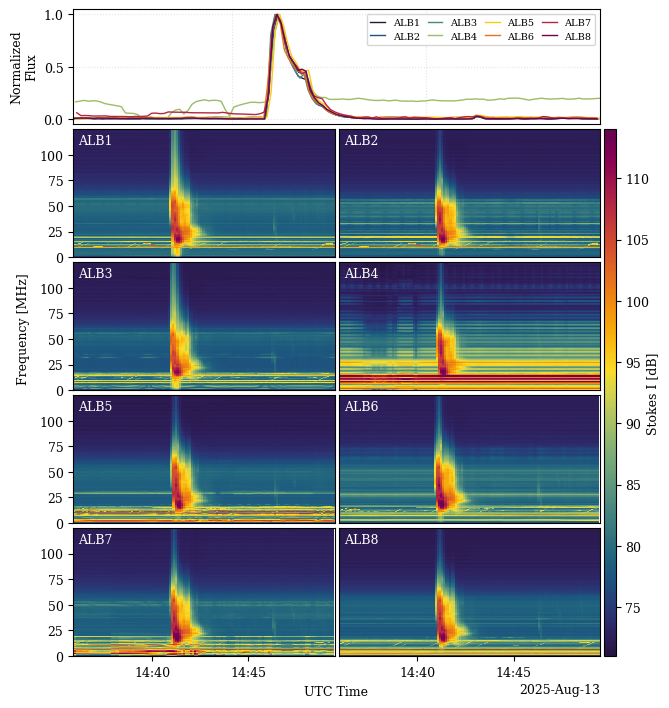
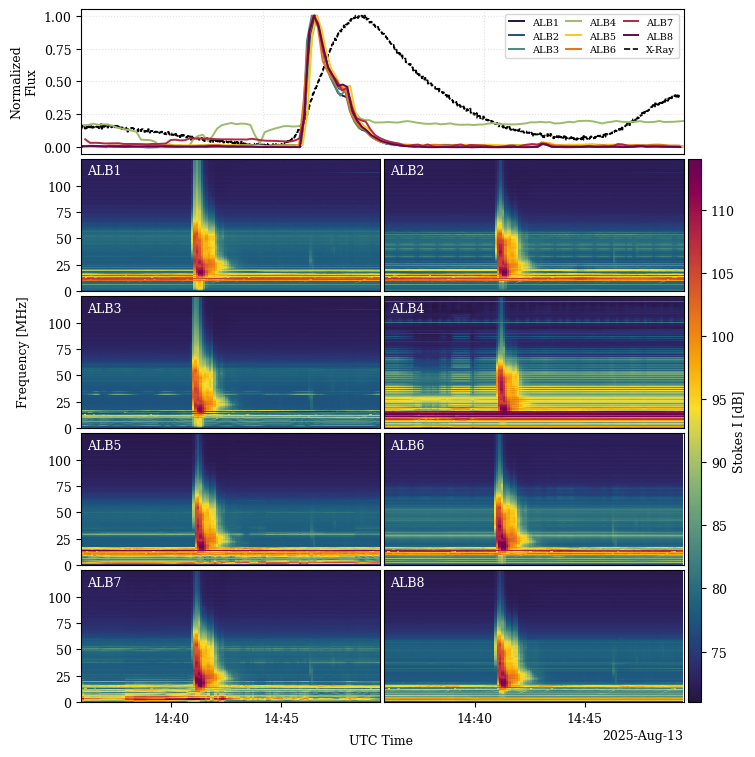
The change to this notebook cell's code, shown as a diff; its figure went from the first image to the second:
--- before
+++ after
@@ -1,5 +1,5 @@
 %matplotlib inline
 
-fig = plt.figure(figsize=(7, 8.4))
+fig = plt.figure(figsize=(8, 9)) # (7, 8.4)
 
 gs = fig.add_gridspec(
@@ -7,5 +7,5 @@
     3,
     width_ratios=[1, 1, 0.045],
-    height_ratios=[0.9, 1, 1, 1, 1],
+    height_ratios=[1.1, 1, 1, 1, 1],
     hspace=0.04,
     wspace=0.02,
@@ -107,9 +107,32 @@
 # Top panel: normalized light curves
 # ------------------------------------------------------------------
+
+times = pd.to_datetime(times, utc=True)
+
+t_goes, _short_goes, long_goes = load_goes18_xrs_1s(
+    "/Volumes/specscout/goes18_xrs_1s",
+    start=times[0],
+    stop=times[-1] + pd.Timedelta(seconds=1),
+)
+goes_times = pd.to_datetime(t_goes, utc=True)
+goes_long = np.asarray(long_goes, dtype=float)
+
+# Final explicit clip to plotted interval
+keep_goes = (goes_times >= times[0]) & (goes_times <= times[-1])
+goes_times = goes_times[keep_goes]
+goes_long = goes_long[keep_goes]
+
+goes_plot = _normalize_series(goes_long) if goes_long is not None else None
+
+
+
 colors = prd(np.linspace(0, 1, 8))
 j = 0
 for st, (t, lc) in lightcurves.items():
-    ax_lc.plot(t, lc, lw=1.0, label=st, color=colors[j])
+    ax_lc.plot(t, lc, lw=1.4, label=st, color=colors[j])
     j += 1
+
+if goes_times is not None and goes_plot is not None:
+    ax_lc.plot(goes_times, goes_plot, lw=1.2, label="X-Ray", drawstyle="steps-mid", color="k", ls="--", zorder=0)
 
 ax_lc.set_ylabel("Normalized\nFlux")
@@ -120,5 +143,5 @@
 ax_lc.legend(
     loc="upper right",
-    ncol=4,
+    ncol=3,
     fontsize=7,
     frameon=True,

Commit: Updated figures font sizes so they appear consistent on the latex draft. Added x-ray light curve to final figure